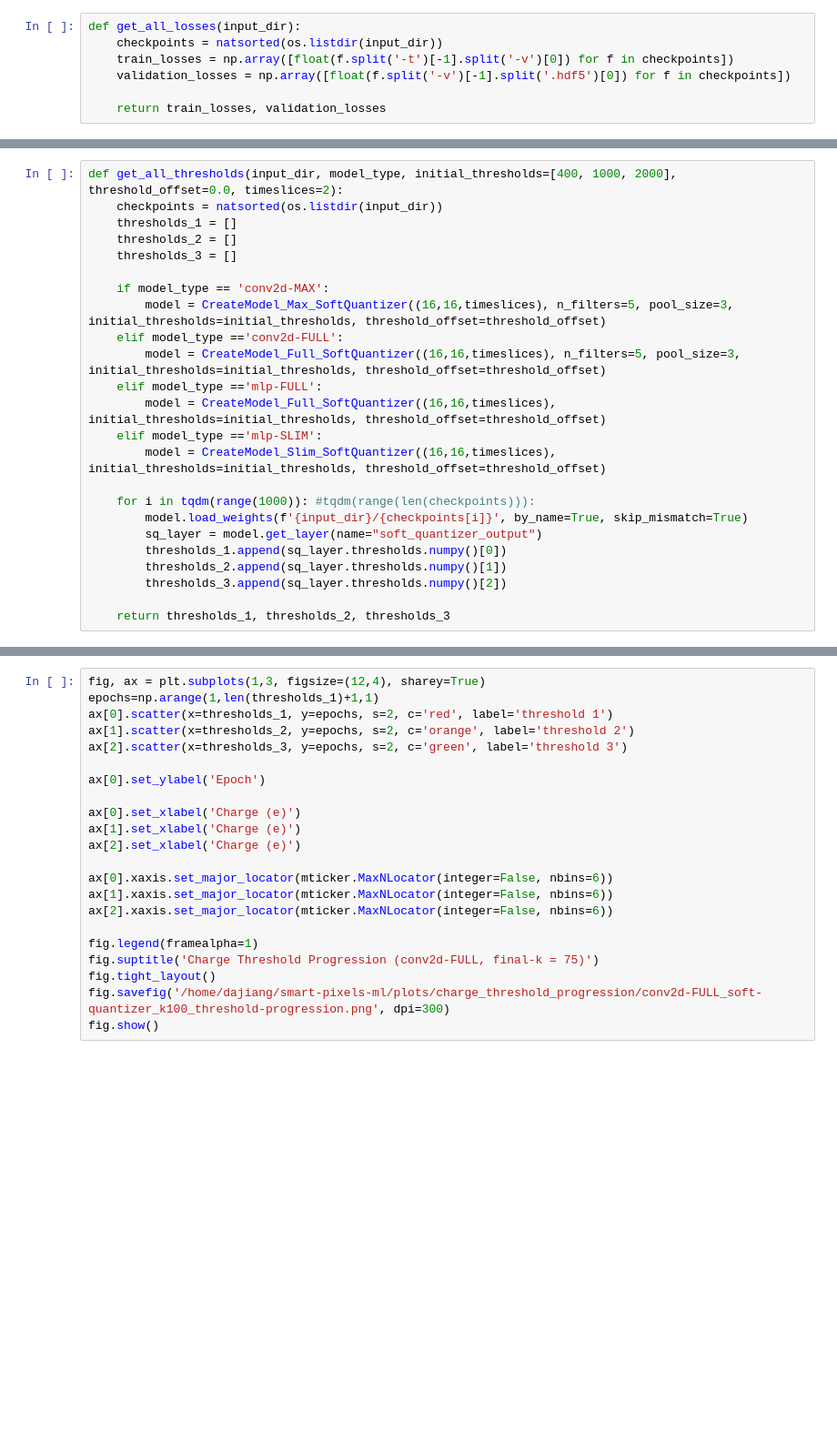
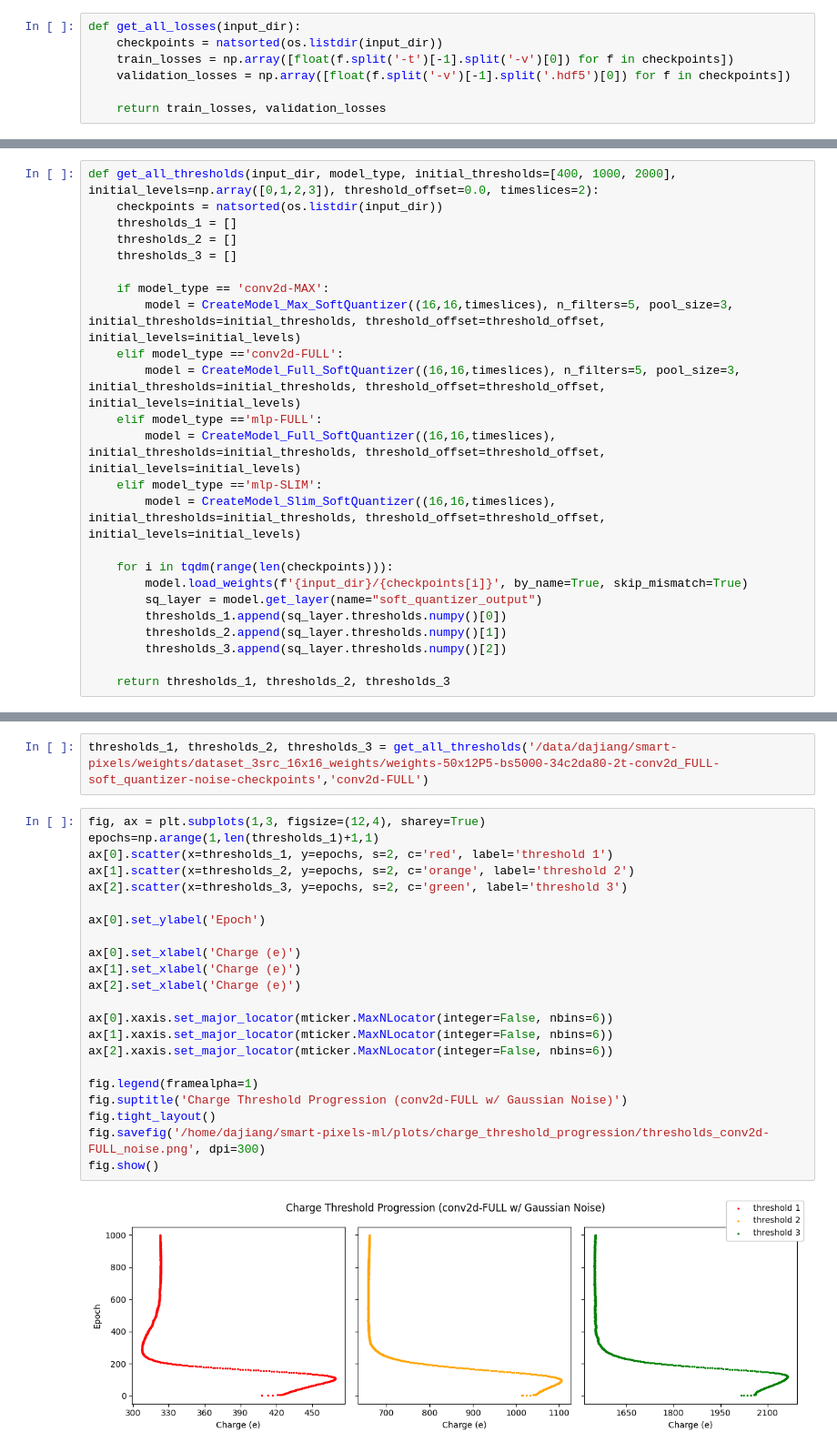
Before and after one commit to davidgjiang/smart-pixels-ml, a Jupyter notebook: training_tracker.ipynb, the cells around one changed output, grey strips where cells are left out. Shown: that part at 91% size. Cells and saved outputs as stored; diff of their text form; blank space fills up the shorter version.

```diff
--- a/training_tracker.ipynb
+++ b/training_tracker.ipynb
@@ -30,20 +71,20 @@ def get_all_losses(input_dir):
 # %%
-def get_all_thresholds(input_dir, model_type, initial_thresholds=[400, 1000, 2000], threshold_offset=0.0, timeslices=2):
+def get_all_thresholds(input_dir, model_type, initial_thresholds=[400, 1000, 2000], initial_levels=np.array([0,1,2,3]), threshold_offset=0.0, timeslices=2):
     checkpoints = natsorted(os.listdir(input_dir))
     thresholds_1 = []
     thresholds_2 = []
     thresholds_3 = []
 
     if model_type == 'conv2d-MAX':
-        model = CreateModel_Max_SoftQuantizer((16,16,timeslices), n_filters=5, pool_size=3, initial_thresholds=initial_thresholds, threshold_offset=threshold_offset)
+        model = CreateModel_Max_SoftQuantizer((16,16,timeslices), n_filters=5, pool_size=3, initial_thresholds=initial_thresholds, threshold_offset=threshold_offset, initial_levels=initial_levels)
     elif model_type =='conv2d-FULL':
-        model = CreateModel_Full_SoftQuantizer((16,16,timeslices), n_filters=5, pool_size=3, initial_thresholds=initial_thresholds, threshold_offset=threshold_offset)
+        model = CreateModel_Full_SoftQuantizer((16,16,timeslices), n_filters=5, pool_size=3, initial_thresholds=initial_thresholds, threshold_offset=threshold_offset, initial_levels=initial_levels)
     elif model_type =='mlp-FULL':
-        model = CreateModel_Full_SoftQuantizer((16,16,timeslices), initial_thresholds=initial_thresholds, threshold_offset=threshold_offset)
+        model = CreateModel_Full_SoftQuantizer((16,16,timeslices), initial_thresholds=initial_thresholds, threshold_offset=threshold_offset, initial_levels=initial_levels)
     elif model_type =='mlp-SLIM':
-        model = CreateModel_Slim_SoftQuantizer((16,16,timeslices), initial_thresholds=initial_thresholds, threshold_offset=threshold_offset)
+        model = CreateModel_Slim_SoftQuantizer((16,16,timeslices), initial_thresholds=initial_thresholds, threshold_offset=threshold_offset, initial_levels=initial_levels)
 
-    for i in tqdm(range(1000)): #tqdm(range(len(checkpoints))):
+    for i in tqdm(range(len(checkpoints))):
         model.load_weights(f'{input_dir}/{checkpoints[i]}', by_name=True, skip_mismatch=True)
         sq_layer = model.get_layer(name="soft_quantizer_output")
         thresholds_1.append(sq_layer.thresholds.numpy()[0])
@@ -60,22 +95,26 @@ KeyboardInterrupt
+# %%
+thresholds_1, thresholds_2, thresholds_3 = get_all_thresholds('/data/dajiang/smart-pixels/weights/dataset_3src_16x16_weights/weights-50x12P5-bs5000-34c2da80-2t-conv2d_FULL-soft_quantizer-noise-checkpoints','conv2d-FULL')
 # %%
 fig, ax = plt.subplots(1,3, figsize=(12,4), sharey=True)
 epochs=np.arange(1,len(thresholds_1)+1,1)
 ax[0].scatter(x=thresholds_1, y=epochs, s=2, c='red', label='threshold 1')
 ax[1].scatter(x=thresholds_2, y=epochs, s=2, c='orange', label='threshold 2')
 ax[2].scatter(x=thresholds_3, y=epochs, s=2, c='green', label='threshold 3')
 
 ax[0].set_ylabel('Epoch')
 
 ax[0].set_xlabel('Charge (e)')
 ax[1].set_xlabel('Charge (e)')
 ax[2].set_xlabel('Charge (e)')
 
 ax[0].xaxis.set_major_locator(mticker.MaxNLocator(integer=False, nbins=6))
 ax[1].xaxis.set_major_locator(mticker.MaxNLocator(integer=False, nbins=6))
 ax[2].xaxis.set_major_locator(mticker.MaxNLocator(integer=False, nbins=6))
 
 fig.legend(framealpha=1)
-fig.suptitle('Charge Threshold Progression (conv2d-FULL, final-k = 75)')
+fig.suptitle('Charge Threshold Progression (conv2d-FULL w/ Gaussian Noise)')
 fig.tight_layout()
-fig.savefig('/home/dajiang/smart-pixels-ml/plots/charge_threshold_progression/conv2d-FULL_soft-quantizer_k100_threshold-progression.png', dpi=300)
+fig.savefig('/home/dajiang/smart-pixels-ml/plots/charge_threshold_progression/thresholds_conv2d-FULL_noise.png', dpi=300)
 fig.show()
+# %% [output]
+[figure, added]
```
Also changed, not shown: parts of 5 cells of this notebook, 9 other files.
